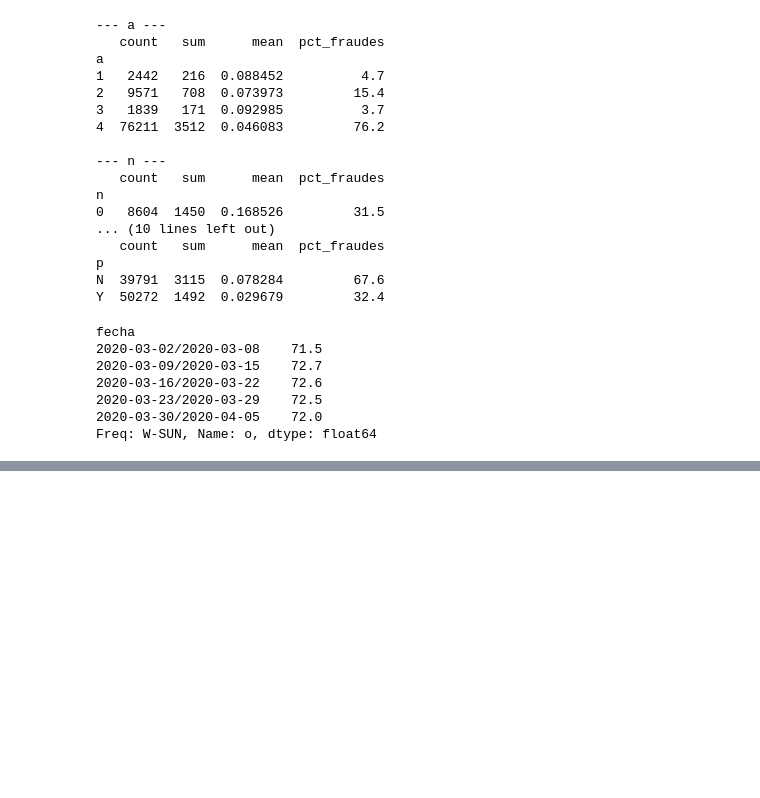
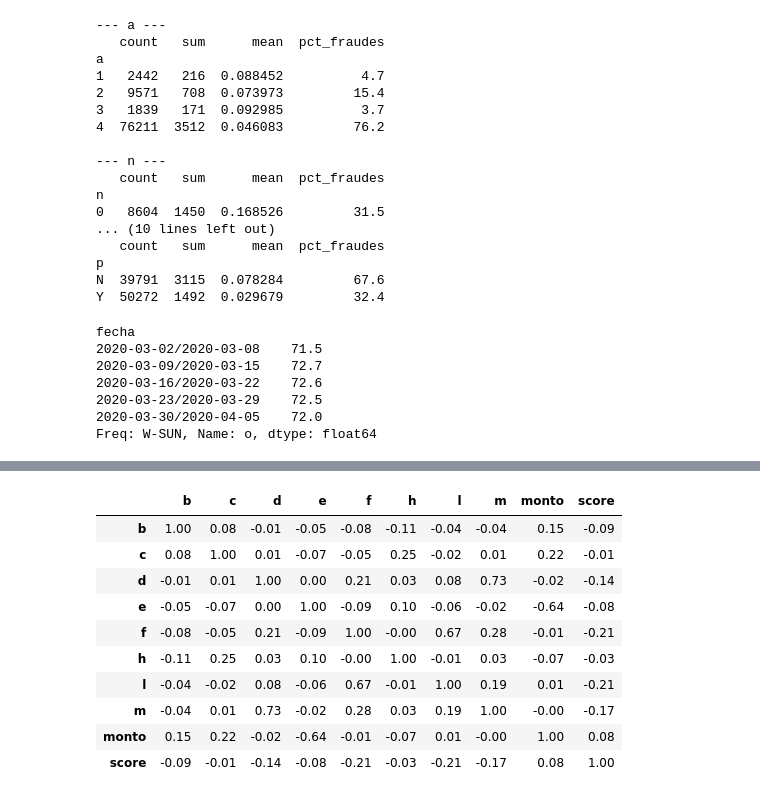
Before and after one commit to joavillalobosca25/meli-fraud-challenge, a Jupyter notebook: notebooks/02_EDA.ipynb, the cells around one changed output, grey strips where cells are left out. Drawn from its saved outputs; the diff is of its cells as text; code cells hidden in the pictures; blank space fills up the shorter version.

```diff
--- a/notebooks/02_EDA.ipynb
+++ b/notebooks/02_EDA.ipynb
@@ -311,0 +523,16 @@ Freq: W-SUN, Name: o, dtype: float64
+# %%
+numericas = ["b", "c", "d", "e", "f", "h", "l", "m", "monto", "score"]
+correlaciones = entrenamiento[numericas].corr(method="spearman").round(2)
+correlaciones
+# %% [output]
+|  | b | c | d | e | f | h | l | m | monto | score |
+| b | 1.00 | 0.08 | -0.01 | -0.05 | -0.08 | -0.11 | -0.04 | -0.04 | 0.15 | -0.09 |
+| c | 0.08 | 1.00 | 0.01 | -0.07 | -0.05 | 0.25 | -0.02 | 0.01 | 0.22 | -0.01 |
+| d | -0.01 | 0.01 | 1.00 | 0.00 | 0.21 | 0.03 | 0.08 | 0.73 | -0.02 | -0.14 |
+| e | -0.05 | -0.07 | 0.00 | 1.00 | -0.09 | 0.10 | -0.06 | -0.02 | -0.64 | -0.08 |
+| f | -0.08 | -0.05 | 0.21 | -0.09 | 1.00 | -0.00 | 0.67 | 0.28 | -0.01 | -0.21 |
+| h | -0.11 | 0.25 | 0.03 | 0.10 | -0.00 | 1.00 | -0.01 | 0.03 | -0.07 | -0.03 |
+| l | -0.04 | -0.02 | 0.08 | -0.06 | 0.67 | -0.01 | 1.00 | 0.19 | 0.01 | -0.21 |
+| m | -0.04 | 0.01 | 0.73 | -0.02 | 0.28 | 0.03 | 0.19 | 1.00 | -0.00 | -0.17 |
+| monto | 0.15 | 0.22 | -0.02 | -0.64 | -0.01 | -0.07 | 0.01 | -0.00 | 1.00 | 0.08 |
+| score | -0.09 | -0.01 | -0.14 | -0.08 | -0.21 | -0.03 | -0.21 | -0.17 | 0.08 | 1.00 |
```
Also changed, not shown: parts of 14 cells of this notebook.
